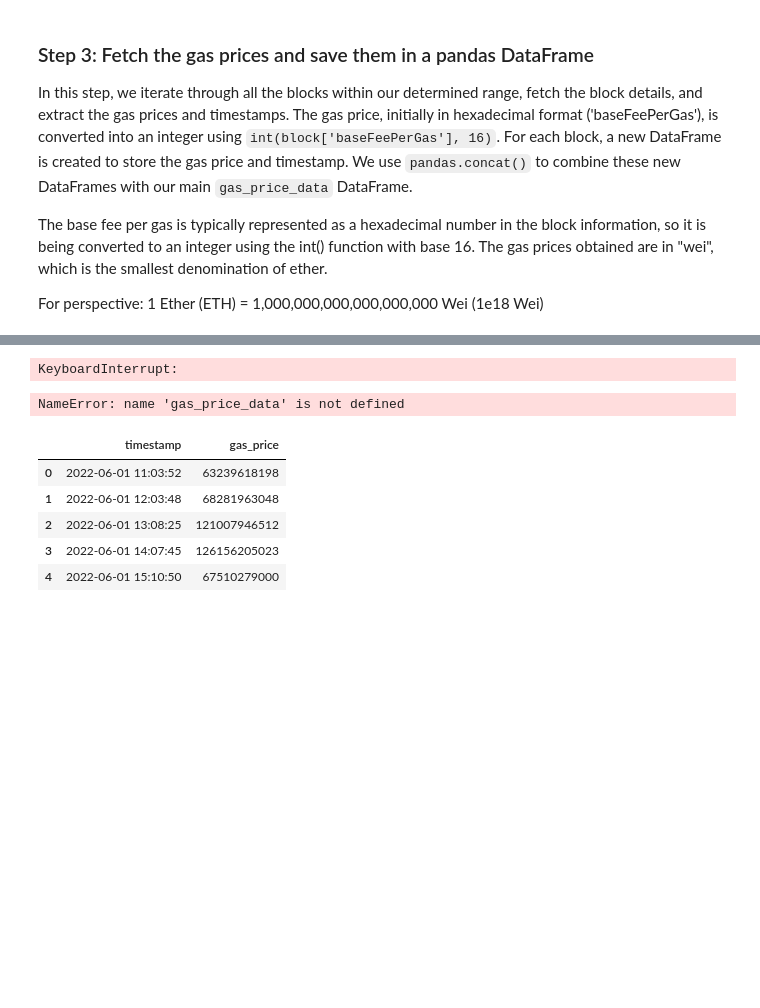
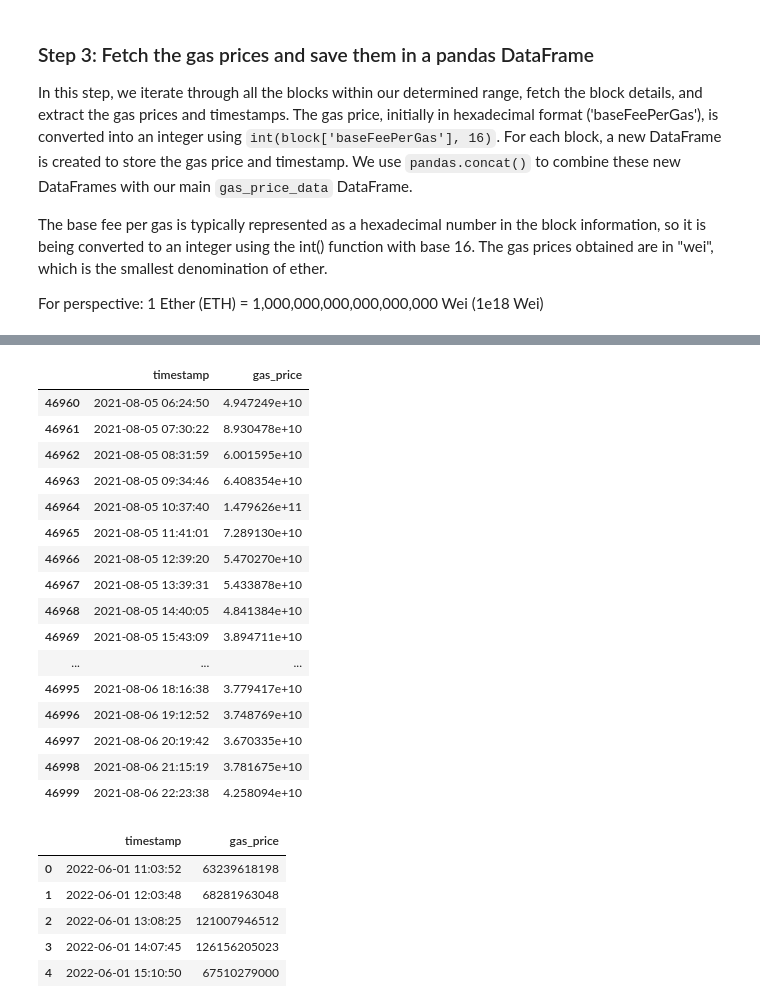
Before and after one commit to Xipilscode/AuthentiChain-Authenticity_Verification_Platform, a Jupyter notebook: ml_research.ipynb, the cells around one changed output, grey strips where cells are left out. Cells and saved outputs as stored; diff of their text form; code cells hidden in the pictures; blank space fills up the shorter version.

```diff
--- a/ml_research.ipynb
+++ b/ml_research.ipynb
@@ -108,8 +109,13 @@ for block_number in tqdm(range(start_block, latest_block, blocks_per_hour),
     # Get the block details
     block = w3.eth.get_block(block_number)
 
-    # Convert the gas price from hex to integer
-    gas_price = int(block['baseFeePerGas'], 16)
+    # Check if 'baseFeePerGas' is in the block
+    if 'baseFeePerGas' in block:
+        # Convert the gas price from hex to integer
+            gas_price = int(block['baseFeePerGas'], 16)
+    else:
+        # Handle the case when 'baseFeePerGas' is not in the block
+        gas_price = None
 
     # Convert timestamp to datetime and create a DataFrame with the block timestamp and gas price
     block_data = pd.DataFrame({
@@ -119,14 +125,32 @@ for block_number in tqdm(range(start_block, latest_block, blocks_per_hour),
 
     # Append the block data to the gas price data DataFrame
     gas_price_data = pd.concat([gas_price_data, block_data])
-# %% [output]
-KeyboardInterrupt:
 # %%
 # VAR 1 to fertch data
 # Save the DataFrame to a CSV file
-gas_price_data.to_csv('resources/gas_price_data.csv', index=False)
+gas_price_data.to_csv('resources/gas_price_since_inception.csv', index=False)
-# %% [output]
-NameError: name 'gas_price_data' is not defined
+# %%
+gas_price_data_inception = pd.read_csv('resources/gas_price_since_inception.csv')
+# %%
+gas_price_data_inception.dropna().head(40)
+# %% [output]
+|  | timestamp | gas_price |
+| 46960 | 2021-08-05 06:24:50 | 4.947249e+10 |
+| 46961 | 2021-08-05 07:30:22 | 8.930478e+10 |
+| 46962 | 2021-08-05 08:31:59 | 6.001595e+10 |
+| 46963 | 2021-08-05 09:34:46 | 6.408354e+10 |
+| 46964 | 2021-08-05 10:37:40 | 1.479626e+11 |
+| 46965 | 2021-08-05 11:41:01 | 7.289130e+10 |
+| 46966 | 2021-08-05 12:39:20 | 5.470270e+10 |
+| 46967 | 2021-08-05 13:39:31 | 5.433878e+10 |
+| 46968 | 2021-08-05 14:40:05 | 4.841384e+10 |
+| 46969 | 2021-08-05 15:43:09 | 3.894711e+10 |
+| ... | ... | ... |
+| 46995 | 2021-08-06 18:16:38 | 3.779417e+10 |
+| 46996 | 2021-08-06 19:12:52 | 3.748769e+10 |
+| 46997 | 2021-08-06 20:19:42 | 3.670335e+10 |
+| 46998 | 2021-08-06 21:15:19 | 3.781675e+10 |
+| 46999 | 2021-08-06 22:23:38 | 4.258094e+10 |
 # %%
 # VAR 2 to pull data if it's already fetched
 gas_price_data = pd.read_csv('resources/gas_price_data_1year.csv')
```
Also changed, not shown: parts of 30 cells of this notebook, 1 other file.
